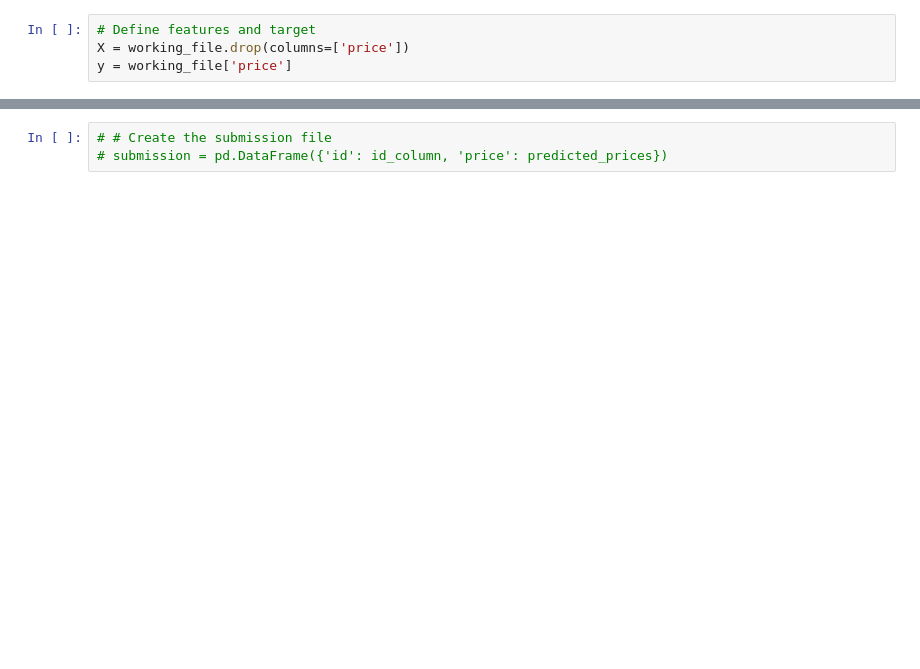
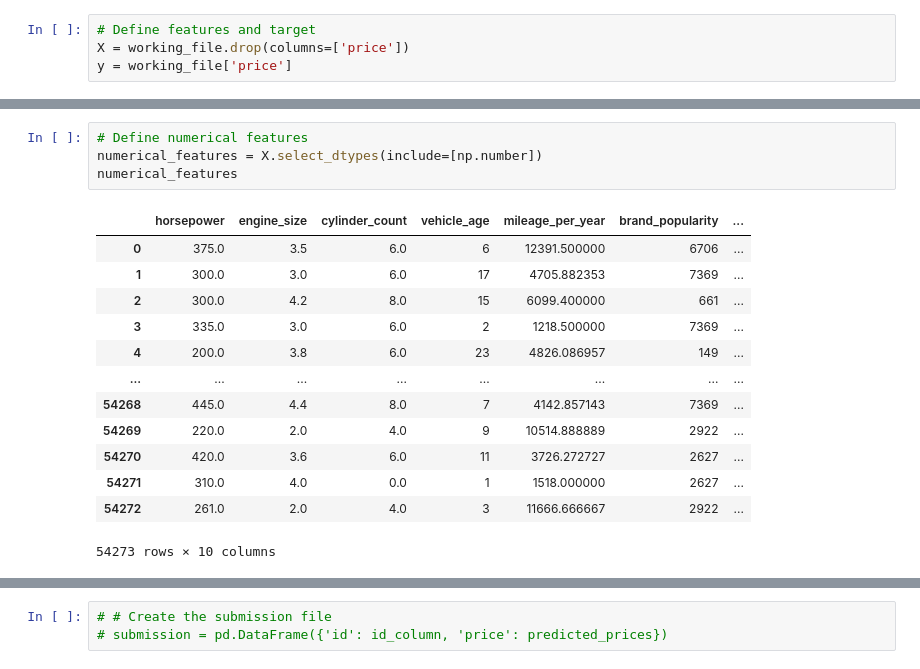
Before and after one commit to sikoh/KaggleX-Vehicle-Price-Prediction, a Jupyter notebook: KaggleX_VehiclePricePrediction.ipynb, the cells around one changed output, grey strips where cells are left out. Saved outputs shown, nothing was run; the diff lists cells and outputs as text; blank space fills up the shorter version.

```diff
--- a/KaggleX_VehiclePricePrediction.ipynb
+++ b/KaggleX_VehiclePricePrediction.ipynb
@@ -355,0 +462,18 @@ Name: price, Length: 54273, dtype: int64
+# %%
+# Define numerical features
+numerical_features = X.select_dtypes(include=[np.number])
+numerical_features
+# %% [output]
+|  | horsepower | engine_size | cylinder_count | vehicle_age | mileage_per_year | brand_popularity | ... |
+| 0 | 375.0 | 3.5 | 6.0 | 6 | 12391.500000 | 6706 | ... |
+| 1 | 300.0 | 3.0 | 6.0 | 17 | 4705.882353 | 7369 | ... |
+| 2 | 300.0 | 4.2 | 8.0 | 15 | 6099.400000 | 661 | ... |
+| 3 | 335.0 | 3.0 | 6.0 | 2 | 1218.500000 | 7369 | ... |
+| 4 | 200.0 | 3.8 | 6.0 | 23 | 4826.086957 | 149 | ... |
+| ... | ... | ... | ... | ... | ... | ... | ... |
+| 54268 | 445.0 | 4.4 | 8.0 | 7 | 4142.857143 | 7369 | ... |
+| 54269 | 220.0 | 2.0 | 4.0 | 9 | 10514.888889 | 2922 | ... |
+| 54270 | 420.0 | 3.6 | 6.0 | 11 | 3726.272727 | 2627 | ... |
+| 54271 | 310.0 | 4.0 | 0.0 | 1 | 1518.000000 | 2627 | ... |
+| 54272 | 261.0 | 2.0 | 4.0 | 3 | 11666.666667 | 2922 | ... |
+54273 rows × 10 columns
```
Also changed, not shown: parts of 26 cells of this notebook.
